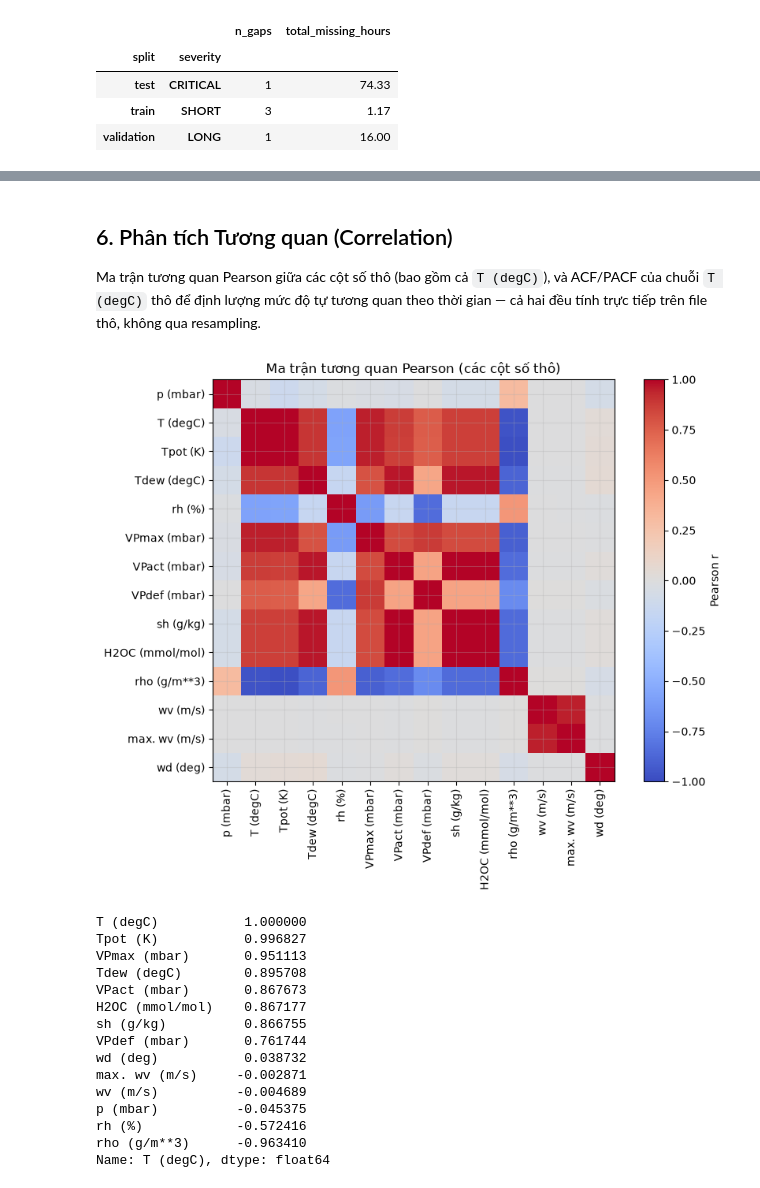
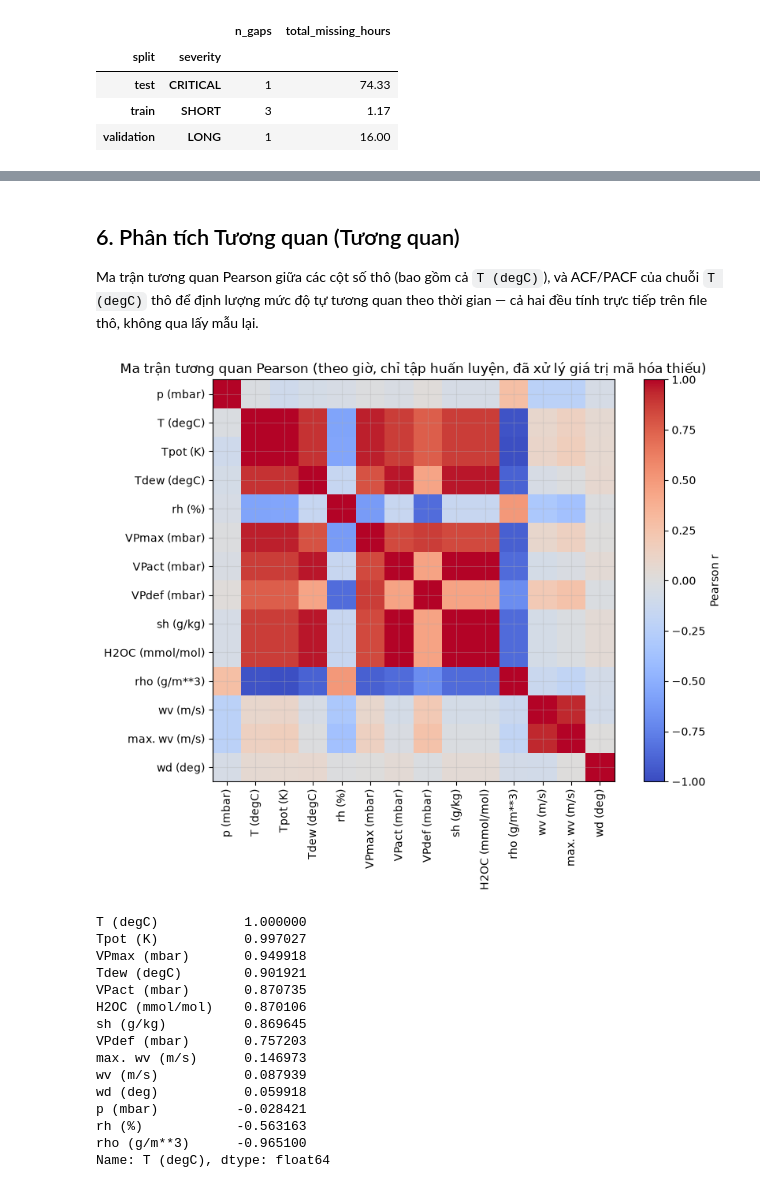
Before and after one commit to ntruonghuynh/Project_DL_Weather_Forecasting, a Jupyter notebook: notebooks/01_data_check.ipynb, the cells around one changed output, grey strips where cells are left out. Saved outputs shown, nothing was run; the diff lists cells and outputs as text; code cells hidden in the pictures.

```diff
--- a/notebooks/01_data_check.ipynb
+++ b/notebooks/01_data_check.ipynb
@@ -433,3 +450,23 @@ affected_window
 | test | CRITICAL | 1 | 74.33 |
 | train | SHORT | 3 | 1.17 |
 | validation | LONG | 1 | 16.00 |
+# %%
+input_length = DATA_CONFIG["window"]["input_length_hours"]
+horizon = DATA_CONFIG["window"]["horizon_hours"]
+clean_for_gaps, _ = pp.clean_timestamps(df_raw)
+clean_for_gaps, _ = pp.handle_sentinels(clean_for_gaps)
+hourly_for_gaps = pp.resample_hourly(clean_for_gaps)
+hourly_for_gaps = pp.add_missing_indicators(pp.add_time_features(hourly_for_gaps))
+parts = pp.temporal_split(hourly_for_gaps)[:3]
+split_frames = dict(zip(["train", "validation", "test"], parts))
+impact_rows = []
+for gap_id, gap in gap_table.reset_index(drop=True).iterrows():
+    frame = split_frames[gap["split"]]
+    starts = np.arange(max(0, len(frame) - input_length - horizon + 1))
+    ts = frame[TIMESTAMP_COLUMN].to_numpy()
+    gap_start, gap_end = np.datetime64(gap["start"]), np.datetime64(gap["end"])
+    input_hit = np.array([((ts[s:s+input_length] > gap_start) & (ts[s:s+input_length] < gap_end)).any() for s in starts])
+    target_hit = np.array([((ts[s+input_length:s+input_length+horizon] > gap_start) & (ts[s+input_length:s+input_length+horizon] < gap_end)).any() for s in starts])
+    impact_rows.append({"gap": gap_id, "split": gap["split"], "candidate_windows_affected": int((input_hit | target_hit).sum()), "input_only_affected": int((input_hit & ~target_hit).sum()), "target_only_affected": int((~input_hit & target_hit).sum()), "input_and_target_affected": int((input_hit & target_hit).sum())})
+gap_window_impact = pd.DataFrame(impact_rows)
+gap_window_impact
@@ -518,41 +566,40 @@ hoặc one-hot tháng.
 # %% [markdown]
-## 6. Phân tích Tương quan (Correlation)
+## 6. Phân tích Tương quan (Tương quan)
 
 Ma trận tương quan Pearson giữa các cột số thô (bao gồm cả `T (degC)`), và
 ACF/PACF của chuỗi `T (degC)` thô để định lượng mức độ tự tương quan theo
-thời gian — cả hai đều tính trực tiếp trên file thô, không qua resampling.
+thời gian — cả hai đều tính trực tiếp trên file thô, không qua lấy mẫu lại.
 # %%
-numeric_columns = [c for c in df_raw.columns if c != TIMESTAMP_COLUMN]
-corr_matrix = df_raw[numeric_columns].corr()
+clean_corr, _ = pp.clean_timestamps(df_raw)
+clean_corr, _ = pp.handle_sentinels(clean_corr)
+hourly_corr = pp.resample_hourly(clean_corr)
+train_corr = pp.temporal_split(hourly_corr)[0]
+numeric_columns = [col for col in train_corr.columns if col != TIMESTAMP_COLUMN]
+corr_matrix = train_corr[numeric_columns].corr()
 
 fig, ax = plt.subplots(figsize=(9, 7))
 im = ax.imshow(corr_matrix.values, vmin=-1, vmax=1, cmap="coolwarm")
-ax.set_xticks(range(len(numeric_columns)))
-ax.set_xticklabels(numeric_columns, rotation=90)
-ax.set_yticks(range(len(numeric_columns)))
-ax.set_yticklabels(numeric_columns)
-ax.set_title("Ma trận tương quan Pearson (các cột số thô)")
-fig.colorbar(im, ax=ax, label="Pearson r")
-fig.tight_layout()
-plt.show()
-
+ax.set_xticks(range(len(numeric_columns))); ax.set_xticklabels(numeric_columns, rotation=90)
+ax.set_yticks(range(len(numeric_columns))); ax.set_yticklabels(numeric_columns)
+ax.set_title("Ma trận tương quan Pearson (theo giờ, chỉ tập huấn luyện, đã xử lý giá trị mã hóa thiếu)")
+fig.colorbar(im, ax=ax, label="Pearson r"); fig.tight_layout(); plt.show()
 corr_matrix[TARGET_COLUMN].sort_values(ascending=False)
 # %% [output]
-[figure, old version]
+[figure, new version]
 T (degC)           1.000000
-Tpot (K)           0.996827
-VPmax (mbar)       0.951113
-Tdew (degC)        0.895708
-VPact (mbar)       0.867673
-H2OC (mmol/mol)    0.867177
-sh (g/kg)          0.866755
-VPdef (mbar)       0.761744
-wd (deg)           0.038732
-max. wv (m/s)     -0.002871
-wv (m/s)          -0.004689
-p (mbar)          -0.045375
-rh (%)            -0.572416
-rho (g/m**3)      -0.963410
+Tpot (K)           0.997027
+VPmax (mbar)       0.949918
+Tdew (degC)        0.901921
+VPact (mbar)       0.870735
+H2OC (mmol/mol)    0.870106
+sh (g/kg)          0.869645
+VPdef (mbar)       0.757203
+max. wv (m/s)      0.146973
+wv (m/s)           0.087939
+wd (deg)           0.059918
+p (mbar)          -0.028421
+rh (%)            -0.563163
+rho (g/m**3)      -0.965100
 Name: T (degC), dtype: float64
 # %%
 from statsmodels.graphics.tsaplots import plot_acf, plot_pacf
```
Also changed, not shown: parts of 36 cells of this notebook, 12 other files.
